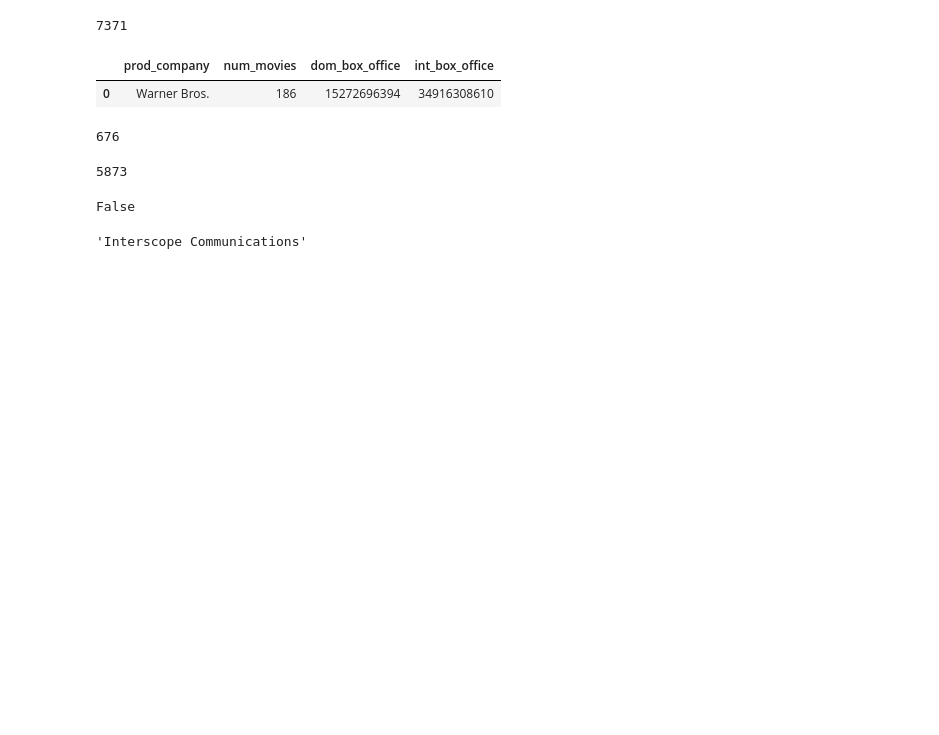
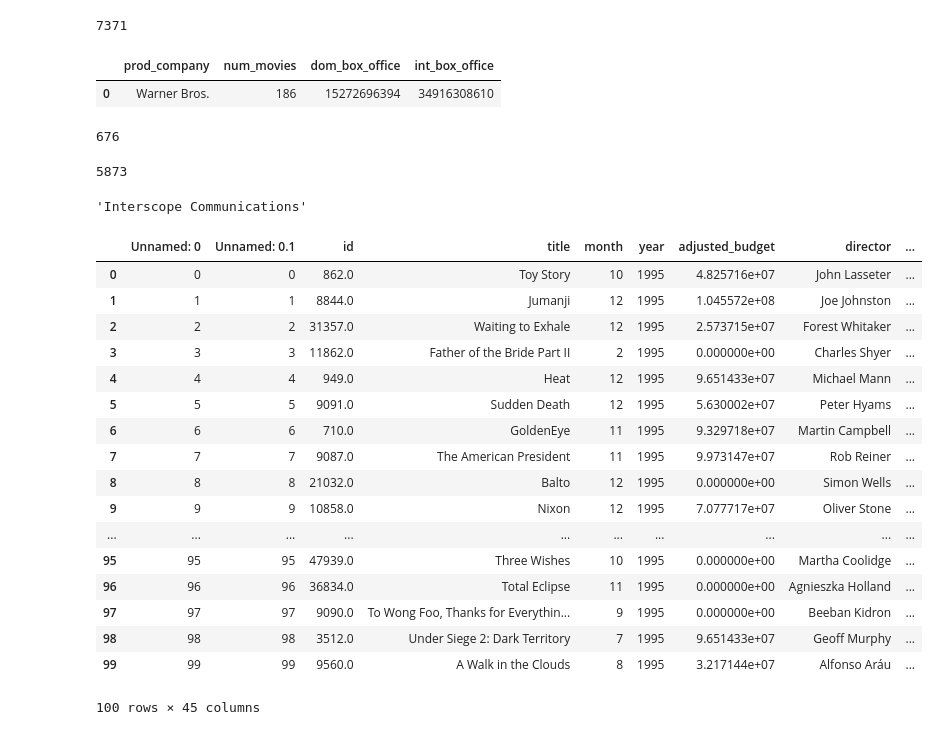
Before and after one commit to apoovey/DataScienceFinalProject, a Jupyter notebook: prod_parser.ipynb, the cells around one changed output. Drawn from its saved outputs; the diff is of its cells as text; code cells hidden in the pictures; blank space fills up the shorter version.

```diff
--- a/prod_parser.ipynb
+++ b/prod_parser.ipynb
@@ -58,32 +58,54 @@ for index, row in check.itterrows:
 # %%
 data = pd.read_csv('data/data_genre_cleaned.csv')
 check = pd.read_csv('data/high_prods.csv')
-count = 0
 high_prod = []
-map = {}
 for index, row in data.iterrows():
+#     if row['year'] < 1981: continue
     arr = row['production_companies'].split('\'')
     bounds = 3
-    if len(arr) >= bounds:
+    bool2 = False
+    while len(arr) >= bounds:
         elem = arr[bounds]
         boolean = 'Universal Pictures' in elem or 'Pure Flix' in elem
         if boolean or 'TriStar Pictures' == elem or 'Metro-Goldwyn-Mayer (MGM)' == elem or 'Lions ' in elem or 'Sony' in elem or 'Fox' in elem or check['prod_company'].map(lambda com: elem in com).any():
             high_prod.append(1)
-            continue
-        else:
-            if elem not in map.keys():
-                map[elem] = 1
-    high_prod.append(0)
+            bool2 = True
+            break
+        bounds += 6
+    if bool2 == False:
+        high_prod.append(0)
+
+#     high_prod.append(0)
 # for elem in map:
 #     print elem
 print len(high_prod)
 # %% [output]
 5873
-# %%
-(data['production_companies'] == 'Pixar Animation Studios').any()
-# %% [output]
-False
+# %%
+data['high_prod'] =  high_prod
+data.to_csv("data/data_prod_cleaned.csv")
 # %%
 data['production_companies'][1].split('\'')[15]
 # %% [output]
 'Interscope Communications'
+# %%
+data.head(100)
+# %% [output]
+|  | Unnamed: 0 | Unnamed: 0.1 | id | title | month | year | adjusted_budget | director | ... |
+| 0 | 0 | 0 | 862.0 | Toy Story | 10 | 1995 | 4.825716e+07 | John Lasseter | ... |
+| 1 | 1 | 1 | 8844.0 | Jumanji | 12 | 1995 | 1.045572e+08 | Joe Johnston | ... |
+| 2 | 2 | 2 | 31357.0 | Waiting to Exhale | 12 | 1995 | 2.573715e+07 | Forest Whitaker | ... |
+| 3 | 3 | 3 | 11862.0 | Father of the Bride Part II | 2 | 1995 | 0.000000e+00 | Charles Shyer | ... |
+| 4 | 4 | 4 | 949.0 | Heat | 12 | 1995 | 9.651433e+07 | Michael Mann | ... |
+| 5 | 5 | 5 | 9091.0 | Sudden Death | 12 | 1995 | 5.630002e+07 | Peter Hyams | ... |
+| 6 | 6 | 6 | 710.0 | GoldenEye | 11 | 1995 | 9.329718e+07 | Martin Campbell | ... |
+| 7 | 7 | 7 | 9087.0 | The American President | 11 | 1995 | 9.973147e+07 | Rob Reiner | ... |
+| 8 | 8 | 8 | 21032.0 | Balto | 12 | 1995 | 0.000000e+00 | Simon Wells | ... |
+| 9 | 9 | 9 | 10858.0 | Nixon | 12 | 1995 | 7.077717e+07 | Oliver Stone | ... |
+| ... | ... | ... | ... | ... | ... | ... | ... | ... | ... |
+| 95 | 95 | 95 | 47939.0 | Three Wishes | 10 | 1995 | 0.000000e+00 | Martha Coolidge | ... |
+| 96 | 96 | 96 | 36834.0 | Total Eclipse | 11 | 1995 | 0.000000e+00 | Agnieszka Holland | ... |
+| 97 | 97 | 97 | 9090.0 | To Wong Foo, Thanks for Everythin... | 9 | 1995 | 0.000000e+00 | Beeban Kidron | ... |
+| 98 | 98 | 98 | 3512.0 | Under Siege 2: Dark Territory | 7 | 1995 | 9.651433e+07 | Geoff Murphy | ... |
+| 99 | 99 | 99 | 9560.0 | A Walk in the Clouds | 8 | 1995 | 3.217144e+07 | Alfonso Aráu | ... |
+100 rows × 45 columns
```
Also changed, not shown: parts of 1 cell of this notebook, 5 other files.
